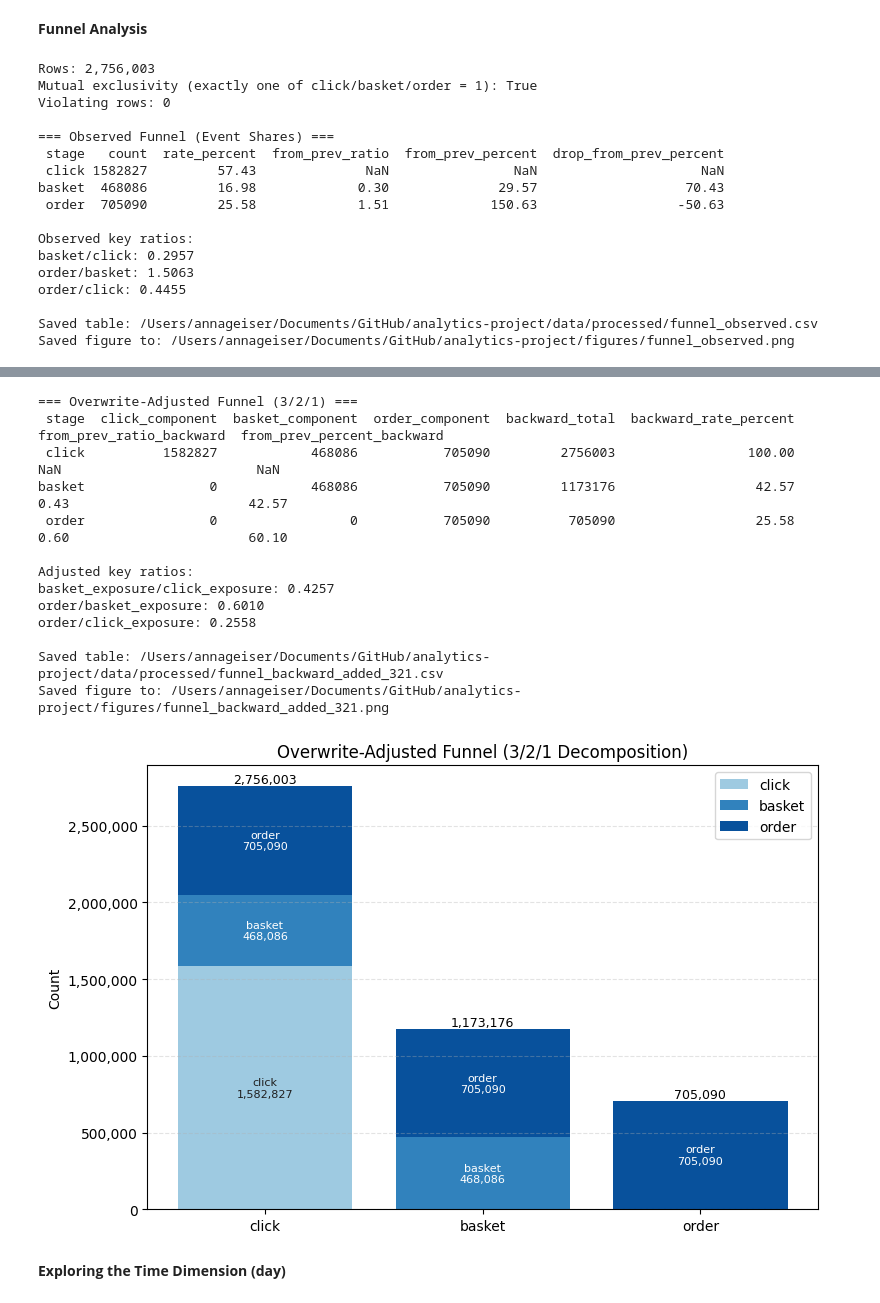
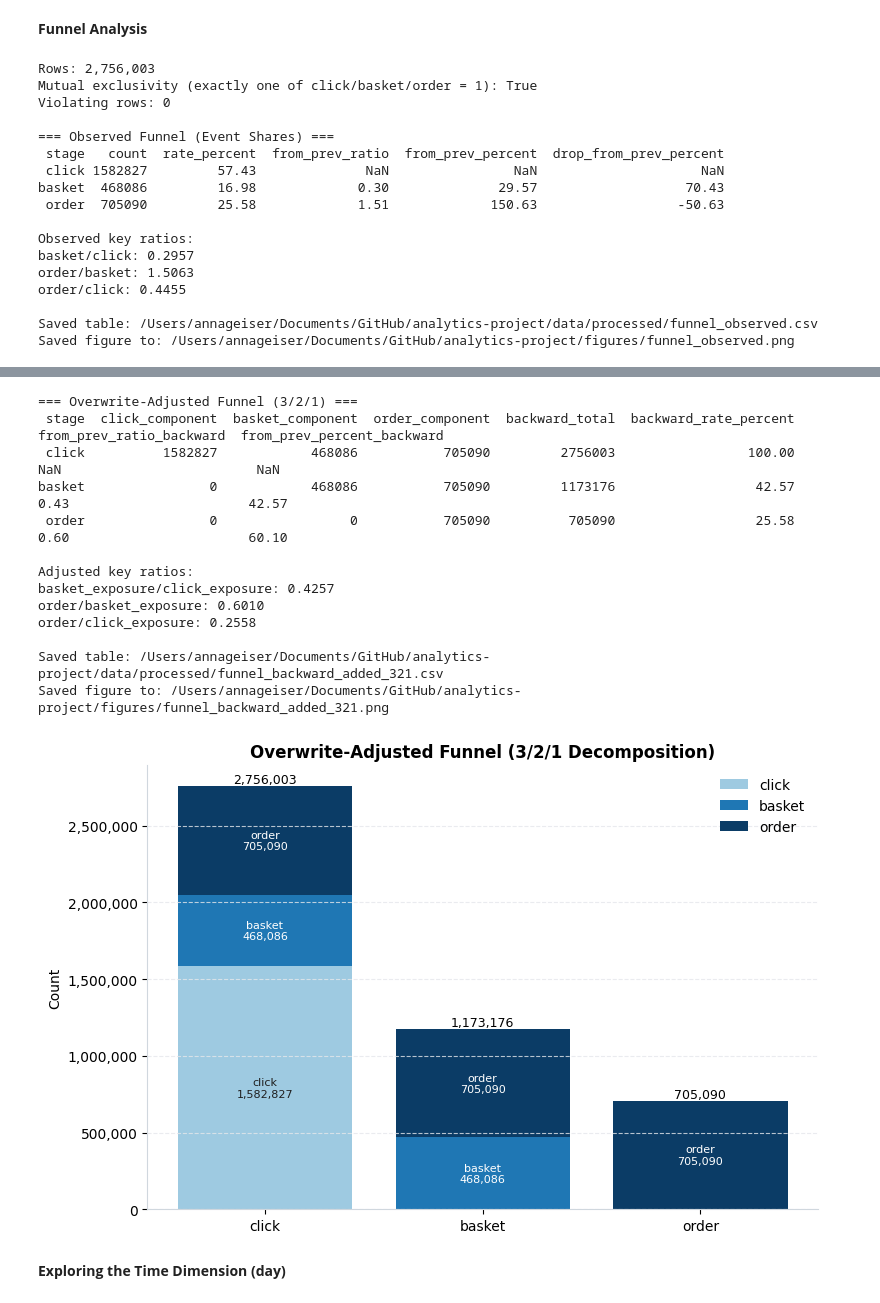
Before and after one commit to annageiser/analytics-project, a Jupyter notebook: main.ipynb, the cells around one changed output, grey strips where cells are left out. Cells and saved outputs as stored; diff of their text form; code cells hidden in the pictures.

```diff
--- a/main.ipynb
+++ b/main.ipynb
@@ -388,6 +429,17 @@ import matplotlib.pyplot as plt
 # ============================================================
 # Funnel Analysis (Observed + Overwrite-Adjusted 3/2/1)
 # ============================================================
+
+viz = globals().get(
+    "VIZ_COLORS",
+    {
+        "primary": "#1f77b4",
+        "primary_light": "#9ecae1",
+        "primary_dark": "#0b3c66",
+        "neutral": "#6b7280",
+        "grid": "#e5e7eb",
+    },
+)
 
 # Required input:
 # - train_raw_df with binary columns: click, basket, order
@@ -510,16 +562,19 @@ print(f"Saved table: {(PROCESSED_DIR / 'funnel_observed.csv').resolve()}")
 
 
 # Plot observed
+stage_colors = [viz["primary_light"], viz["primary"], viz["primary_dark"]]
 fig1, ax1 = plt.subplots(figsize=(7, 5.2))
 bars1 = ax1.bar(
     funnel_observed["stage"],
     funnel_observed["count"],
-    color=["#8cc5e3", "#3594cc", "#2066a8"],
+    color=stage_colors,
+    edgecolor="white",
+    linewidth=0.8,
 )
 
 ax1.set_title("Observed Funnel (Event Shares)")
 ax1.set_ylabel("Count")
-ax1.grid(axis="y", linestyle="--", alpha=0.35)
+ax1.grid(axis="y", alpha=0.8, color=viz["grid"])
 ax1.yaxis.set_major_formatter(plt.FuncFormatter(lambda v, _: f"{int(v):,}"))
 
 ymax = float(funnel_observed["count"].max())
@@ -604,15 +659,18 @@ if exclusivity_ok:
     order_part = funnel_adjusted["order_component"].to_numpy()
     totals = funnel_adjusted["backward_total"].to_numpy()
 
-    ax2.bar(x, click_part, label="click", color="#9ecae1")
-    ax2.bar(x, basket_part, bottom=click_part, label="basket", color="#3182bd")
-    ax2.bar(x, order_part, bottom=click_part + basket_part, label="order", color="#08519c")
+    ax2.bar(x, click_part, label="click", color=viz["primary_light"])
+
+    ax2.bar(x, basket_part, bottom=click_part, label="basket", color=viz["primary"])
+
+    ax2.bar(x, order_part, bottom=click_part + basket_part, label="order", color=viz["primary_dark"])
+
 
     ax2.set_xticks(x)
     ax2.set_xticklabels(STAGES)
     ax2.set_title("Overwrite-Adjusted Funnel (3/2/1 Decomposition)")
     ax2.set_ylabel("Count")
-    ax2.grid(axis="y", linestyle="--", alpha=0.35)
+    ax2.grid(axis="y", alpha=0.8, color=viz["grid"])
     ax2.yaxis.set_major_formatter(plt.FuncFormatter(lambda v, _: f"{int(v):,}"))
     ax2.legend()
 
@@ -652,17 +710,17 @@ Saved figure to: /Users/annageiser/Documents/GitHub/analytics-project/figures/fu
 === Overwrite-Adjusted Funnel (3/2/1) ===
  stage  click_component  basket_component  order_component  backward_total  backward_rate_percent  from_prev_ratio_backward  from_prev_percent_backward
  click          1582827            468086           705090         2756003                 100.00                       NaN                         NaN
 basket                0            468086           705090         1173176                  42.57                      0.43                       42.57
  order                0                 0           705090          705090                  25.58                      0.60                       60.10
 
 Adjusted key ratios:
 basket_exposure/click_exposure: 0.4257
 order/basket_exposure: 0.6010
 order/click_exposure: 0.2558
 
 Saved table: /Users/annageiser/Documents/GitHub/analytics-project/data/processed/funnel_backward_added_321.csv
 Saved figure to: /Users/annageiser/Documents/GitHub/analytics-project/figures/funnel_backward_added_321.png
-[figure, old version]
+[figure, new version]
 # %% [markdown]
 **Exploring the Time Dimension (day)**
 # %%
```
Also changed, not shown: parts of 7 cells of this notebook.
